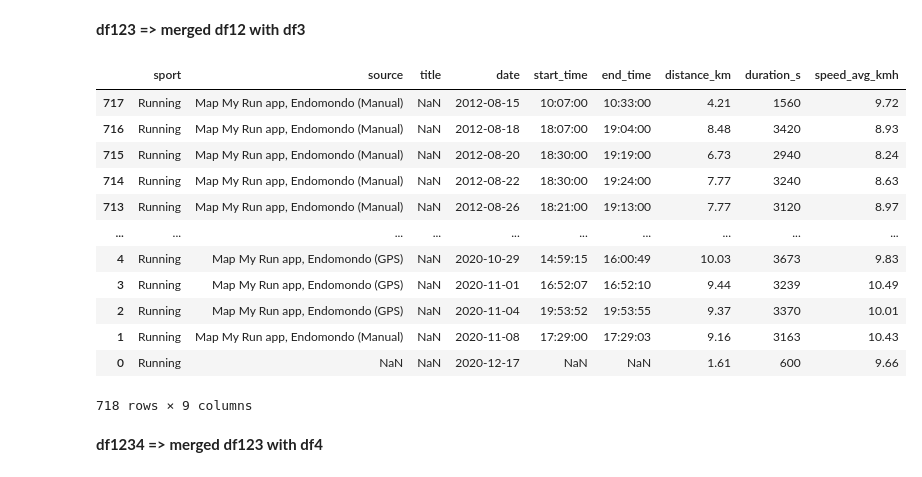
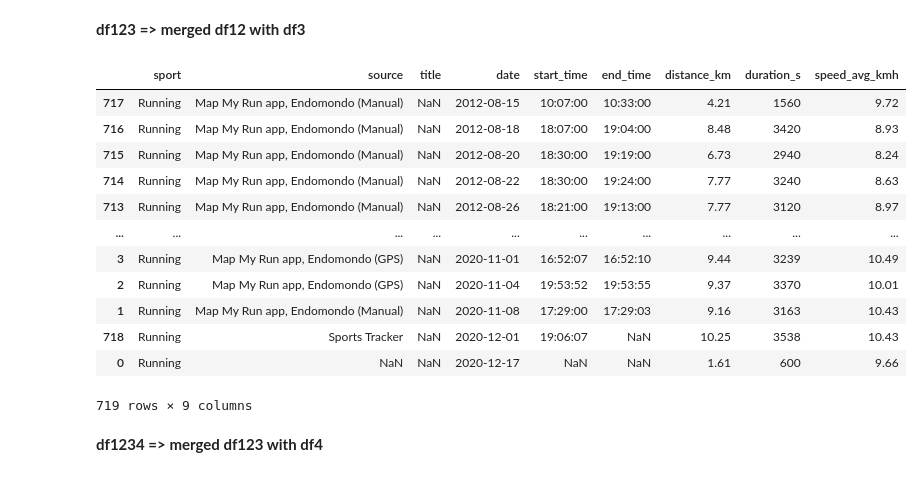
Before and after one commit to slazur83/Tableau, a Jupyter notebook: Workouts.ipynb, the cells around one changed output. Cells and saved outputs as stored; diff of their text form; code cells hidden in the pictures.

```diff
--- a/Workouts.ipynb
+++ b/Workouts.ipynb
@@ -34,8 +36,7 @@ if files:
                     sport = 'Running' if data[0].get('sport') == 'RUNNING' else data[0].get('sport')
                     if sport == 'Running':
                         source = data[1].get('source')
-                        source = source.replace("INPUT_MANUAL", "Endomondo (Manual)").replace("TRACK_MOBILE", "Endomondo (GPS)")
-
+                        source = source.replace("INPUT_MANUAL", "Endomondo (Manual)").replace("TRACK_MOBILE", "Endomondo (GPS)") if source is not None else 'Endomondo'
                         start_time = pd.to_datetime(data[3].get('start_time'))
                         end_time = pd.to_datetime(data[4].get('end_time'))
                         speed_avg_kmh = round(float(data[8].get('speed_avg_kmh')), 2) if data[8].get('speed_avg_kmh') is not None else None
@@ -149,7 +149,8 @@ for filename in os.listdir(workouts_folder_path3):
 
 df3 = pd.DataFrame(gpx_data_list)
 df3['date'] = pd.to_datetime(df3['date'])
-
+mask = df3['date'] >= '2020-12-19'
+df3 = df3[~mask]
 display(df3)
 # %% [output]
 |  | sport | source | title | date | start_time | duration_s | distance_km | speed_avg_kmh |
@@ -256,27 +247,24 @@ else:
 # %% [markdown]
 **df123 => merged df12 with df3**
 # %%
-rows_to_remove = df3[df3['date'] < '2021-12-19'].index
-df3 = df3.drop(rows_to_remove)
-
 df123 = pd.concat([df12, df3], ignore_index=True)
 df123 = df123[['sport', 'source', 'title', 'date', 'start_time', 'end_time', 'distance_km', 'duration_s', 'speed_avg_kmh']]
 df123 = df123.sort_values(by='date')
 display(df123)
 # %% [output]
 |  | sport | source | title | date | start_time | end_time | distance_km | duration_s | speed_avg_kmh |
 | 717 | Running | Map My Run app, Endomondo (Manual) | NaN | 2012-08-15 | 10:07:00 | 10:33:00 | 4.21 | 1560 | 9.72 |
 | 716 | Running | Map My Run app, Endomondo (Manual) | NaN | 2012-08-18 | 18:07:00 | 19:04:00 | 8.48 | 3420 | 8.93 |
 | 715 | Running | Map My Run app, Endomondo (Manual) | NaN | 2012-08-20 | 18:30:00 | 19:19:00 | 6.73 | 2940 | 8.24 |
 | 714 | Running | Map My Run app, Endomondo (Manual) | NaN | 2012-08-22 | 18:30:00 | 19:24:00 | 7.77 | 3240 | 8.63 |
 | 713 | Running | Map My Run app, Endomondo (Manual) | NaN | 2012-08-26 | 18:21:00 | 19:13:00 | 7.77 | 3120 | 8.97 |
 | ... | ... | ... | ... | ... | ... | ... | ... | ... | ... |
-| 4 | Running | Map My Run app, Endomondo (GPS) | NaN | 2020-10-29 | 14:59:15 | 16:00:49 | 10.03 | 3673 | 9.83 |
 | 3 | Running | Map My Run app, Endomondo (GPS) | NaN | 2020-11-01 | 16:52:07 | 16:52:10 | 9.44 | 3239 | 10.49 |
 | 2 | Running | Map My Run app, Endomondo (GPS) | NaN | 2020-11-04 | 19:53:52 | 19:53:55 | 9.37 | 3370 | 10.01 |
 | 1 | Running | Map My Run app, Endomondo (Manual) | NaN | 2020-11-08 | 17:29:00 | 17:29:03 | 9.16 | 3163 | 10.43 |
+| 718 | Running | Sports Tracker | NaN | 2020-12-01 | 19:06:07 | NaN | 10.25 | 3538 | 10.43 |
 | 0 | Running | NaN | NaN | 2020-12-17 | NaN | NaN | 1.61 | 600 | 9.66 |
-718 rows × 9 columns
+719 rows × 9 columns
 # %% [markdown]
 **df1234 => merged df123 with df4**
 # %%
```
Also changed, not shown: parts of 13 cells of this notebook.
